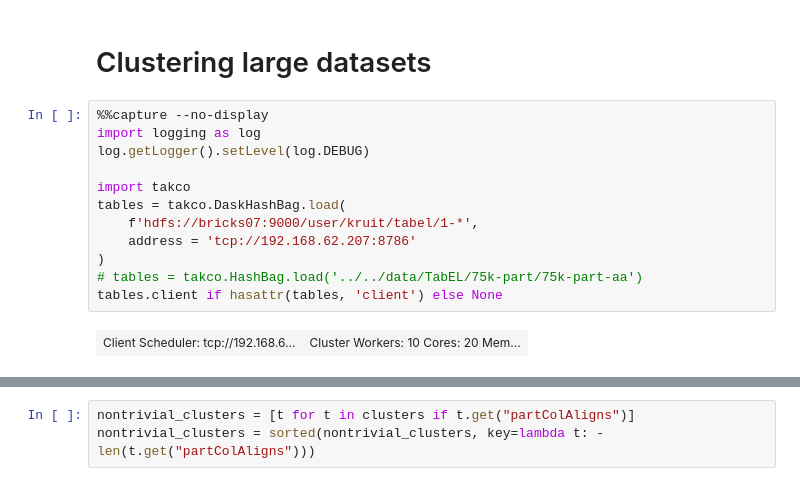
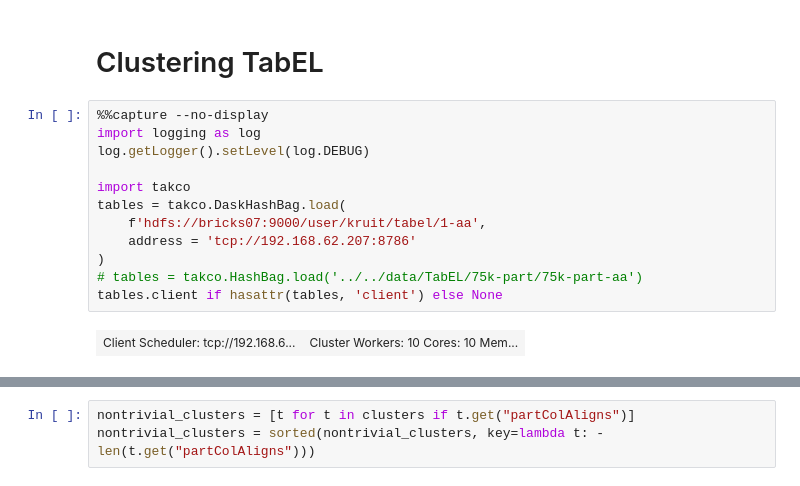
Before and after one commit to karmaresearch/takco, a Jupyter notebook: docs/tutorials/tabel.ipynb, the cells around one changed output, grey strips where cells are left out. Cells and saved outputs as stored; diff of their text form.

```diff
--- a/docs/tutorials/tabel.ipynb
+++ b/docs/tutorials/tabel.ipynb
@@ -1,19 +1,19 @@
 # %% [markdown]
-# Clustering large datasets
+# Clustering TabEL
 # %%
 %%capture --no-display
 import logging as log
 log.getLogger().setLevel(log.DEBUG)
 
 import takco
 tables = takco.DaskHashBag.load(
-    f'hdfs://bricks07:9000/user/kruit/tabel/1-*',
+    f'hdfs://bricks07:9000/user/kruit/tabel/1-aa',
     address = 'tcp://192.168.62.207:8786'
 )
 # tables = takco.HashBag.load('../../data/TabEL/75k-part/75k-part-aa')
 tables.client if hasattr(tables, 'client') else None
 # %% [output]
-| Client Scheduler: tcp://192.168.6... | Cluster Workers: 10 Cores: 20 Mem... |
+| Client Scheduler: tcp://192.168.6... | Cluster Workers: 10 Cores: 10 Mem... |
 # %%
 %%time
 assets = takco.Config('../../resources/config-wikidata.toml')['assets']
```
Also changed, not shown: parts of 3 cells of this notebook, 29 other files.
